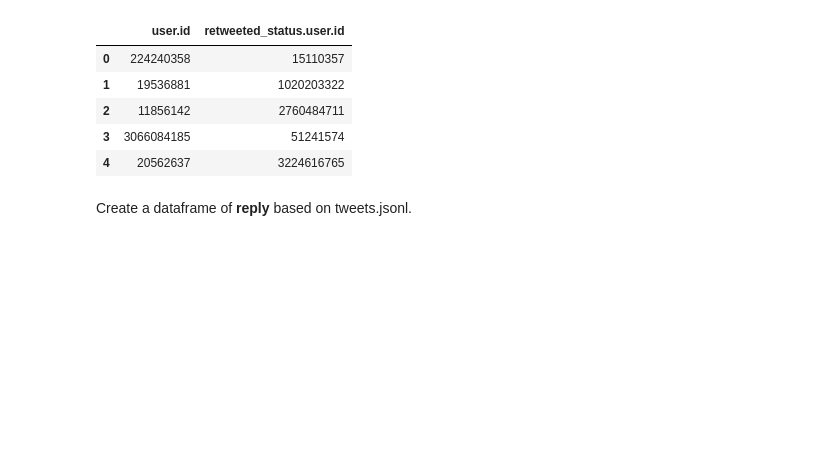
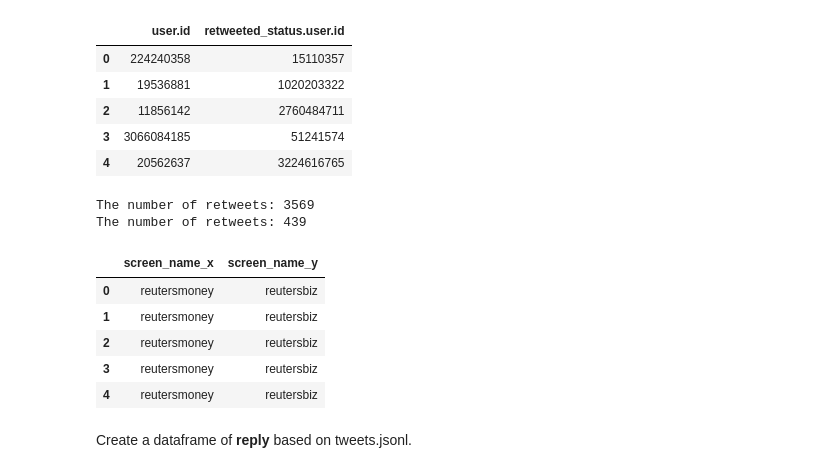
Before and after one commit to kbankowski/2022-11_data-academy, a Jupyter notebook: Level2/Group Projects/07_Network_Twitter/Project_Codes.ipynb, the cells around one changed output. Drawn from its saved outputs; the diff is of its cells as text; code cells hidden in the pictures; blank space fills up the shorter version.

Commit message:
Finalizing retweets network

```diff
--- a/Level2/Group Projects/07_Network_Twitter/Project_Codes.ipynb
+++ b/Level2/Group Projects/07_Network_Twitter/Project_Codes.ipynb
@@ -114,6 +114,29 @@ The number of replies: 3569
 | 2 | 11856142 | 2760484711 |
 | 3 | 3066084185 | 51241574 |
 | 4 | 20562637 | 3224616765 |
+# %%
+# Replace the user.id by the name by merging the information
+df3_merged = df3_selected.merge(df2_selected_modi_sorted, left_on='user.id', right_on='id')
+selected_columns = ['screen_name', 'retweeted_status.user.id']
+df3_merged = df3_merged[selected_columns]
+print("The number of retweets: %d" % len(df3_merged))
+
+# Replace the retweeted_status.user.id by the name by merging the information
+df3_merged2 = df3_merged.merge(df2_selected_modi_sorted, left_on='retweeted_status.user.id', right_on='id')
+selected_columns = ['screen_name_x', 'screen_name_y']
+df3_merged2 = df3_merged2[selected_columns]
+print("The number of retweets: %d" % len(df3_merged2))
+
+df3_merged2.head()
+# %% [output]
+The number of retweets: 3569
+The number of retweets: 439
+|  | screen_name_x | screen_name_y |
+| 0 | reutersmoney | reutersbiz |
+| 1 | reutersmoney | reutersbiz |
+| 2 | reutersmoney | reutersbiz |
+| 3 | reutersmoney | reutersbiz |
+| 4 | reutersmoney | reutersbiz |
 # %% [markdown]
 Create a dataframe of **reply** based on tweets.jsonl.
 # %%
```
